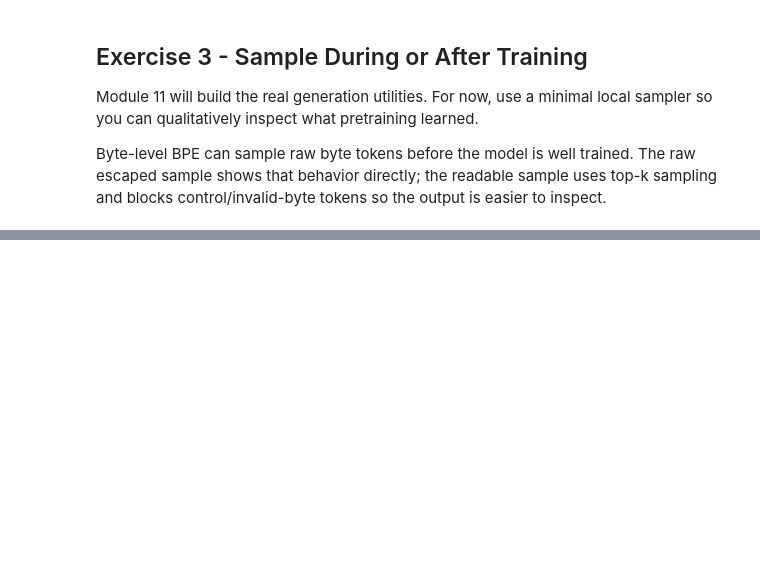
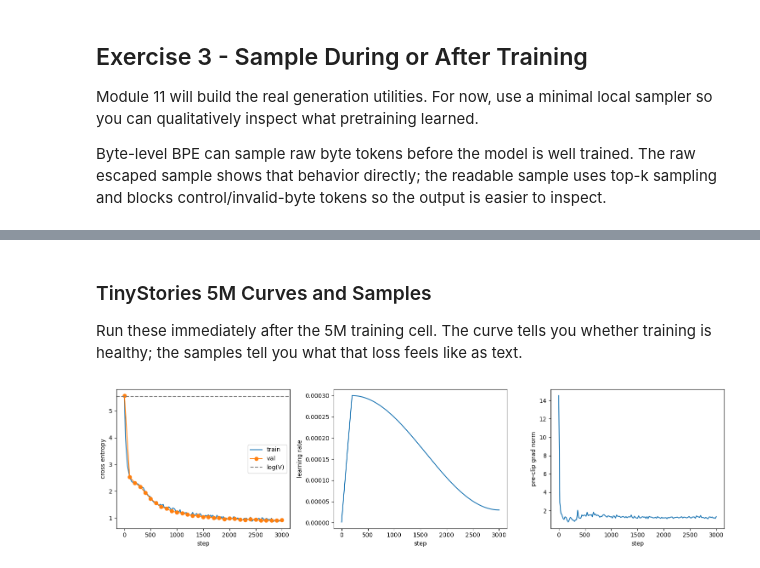
Before and after one commit to Mister-Meeseeks/g2c, a Jupyter notebook: notebooks/solutions/10-your-first-llm.ipynb, the cells around one changed output, grey strips where cells are left out. Cells and saved outputs as stored; diff of their text form; code cells hidden in the pictures; blank space fills up the shorter version.

```diff
--- a/notebooks/solutions/10-your-first-llm.ipynb
+++ b/notebooks/solutions/10-your-first-llm.ipynb
@@ -385,0 +698,19 @@ print(readable_sample)
+# %%
+tinystories_5m_model = None
+tinystories_5m_history = None
+
+if tinystories_ready and run_tinystories_5m:
+    assert tinystories_tokenizer is not None
+    assert tinystories_train_ids is not None
+    assert tinystories_val_ids is not None
+    tinystories_5m_model, tinystories_5m_history = train_scaleup_run(
+        "TinyStories 5M",
+        tokenizer=tinystories_tokenizer,
+        train_ids=tinystories_train_ids,
+        val_ids=tinystories_val_ids,
+        model_config=tinystories_5m_model_config,
+        trainer_config=tinystories_5m_trainer_config,
+        seed=1,
+    )
+elif tinystories_ready:
+    print("TinyStories 5M run disabled. Set run_tinystories_5m = True in the config cell.")
@@ -385,0 +724,12 @@ print(readable_sample)
+# %% [markdown]
+### TinyStories 5M Curves and Samples
+
+Run these immediately after the 5M training cell. The curve tells you whether training is healthy; the samples tell you what that loss feels like as text.
+# %%
+if tinystories_5m_history is not None:
+    assert tinystories_tokenizer is not None
+    plot_training_history(tinystories_5m_history, baseline_loss=math.log(len(tinystories_tokenizer.vocab)))
+elif tinystories_ready:
+    print("Run the TinyStories 5M training cell before plotting curves.")
+# %% [output]
+[figure, added]
```
Also changed, not shown: parts of 28 cells of this notebook, 2 other files.
